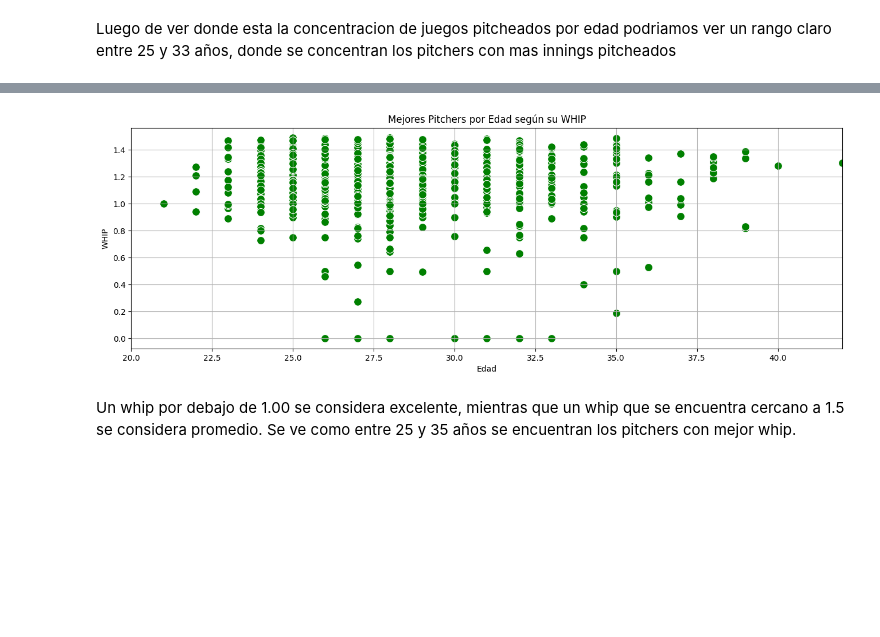
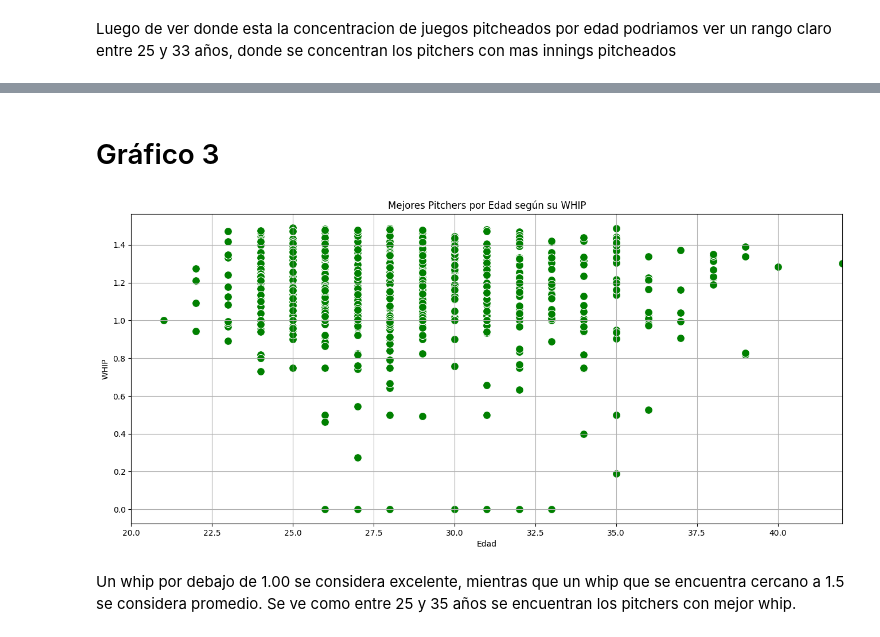
Before and after one commit to alvarogoncalves04/Trabajo-final--Alvaro-Goncalves-Yonelvis-Gonzales, a Jupyter notebook: test.ipynb, the cells around one changed output, grey strips where cells are left out. Cells and saved outputs as stored; diff of their text form; code cells hidden in the pictures; blank space fills up the shorter version.

```diff
--- a/test.ipynb
+++ b/test.ipynb
@@ -37,7 +37,8 @@ import pandas as pd
 import streamlit as st
 import pandas as pd
 # %%
-df = pd.read_csv('2022 MLB Player Stats - Pitching.csv', sep=';',  encoding="latin-1")
+df = pd.read_csv('2022 MLB Player Stats - Pitching.csv', sep=',', encoding='latin-1')
+
 df
 # %% [output]
 |  | Rk | Name | Age | Tm | Lg | W | L | W-L% | ERA | G | ... | ... |
@@ -280,19 +277,21 @@ Luego de ver donde esta la concentracion de juegos pitcheados por edad podriamos
+# %% [markdown]
+# Gráfico 3
 # %%
 #Grafico objetivo: Rango de mejores pitchers por edad según su whip
 df_fig2 = df[(df['Age'] > 20) & (df['WHIP'] < 1.5)]
 # Crear gráfico de dispersión
-plt.figure(figsize=(16, 5))
+plt.figure(figsize=(16, 7))
 sns.scatterplot(data=df_fig2, x='Age', y='WHIP', color='green', s=100)
 # Títulos y etiquetas
 plt.title('Mejores Pitchers por Edad según su WHIP')
 plt.xlabel('Edad')
 plt.ylabel('WHIP')
 plt.grid(True)
 plt.xlim(20, 42)
 # Mostrar
 plt.show()
 # %% [output]
-[figure, old version]
+[figure, new version]
 # %% [markdown]
 Un whip por debajo de 1.00 se considera excelente, mientras que un whip que se encuentra cercano a 1.5 se considera promedio.  Se ve como entre 25 y 35 años se encuentran los pitchers con mejor whip.
 # %%
```
Also changed, not shown: parts of 24 cells of this notebook, 1 other file.
